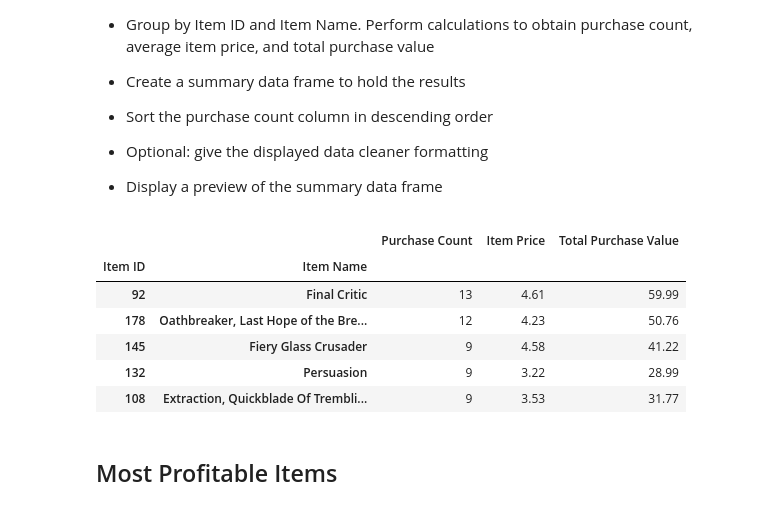
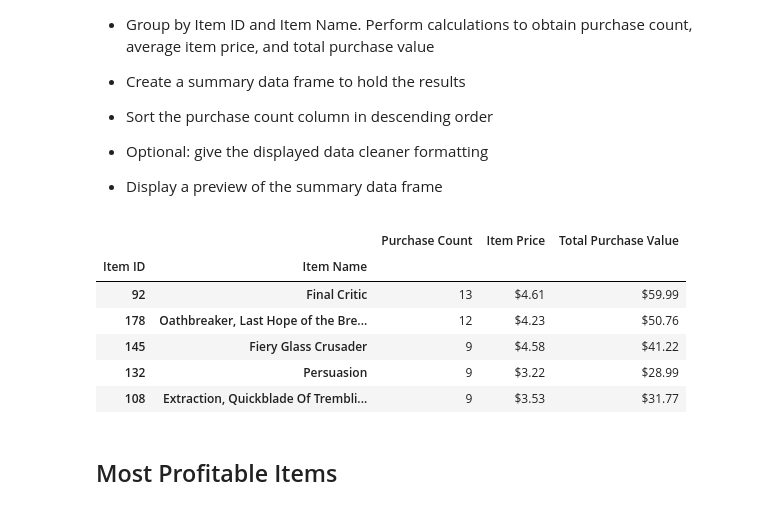
Before and after one commit to mattyk33/Heroes-of-Pymoli-Pandas, a Jupyter notebook: HousesOfPymoli/HeroesOfPymoli_starter.ipynb, the cells around one changed output. Drawn from its saved outputs; the diff is of its cells as text; code cells hidden in the pictures.

```diff
--- a/HousesOfPymoli/HeroesOfPymoli_starter.ipynb
+++ b/HousesOfPymoli/HeroesOfPymoli_starter.ipynb
@@ -269,27 +279,30 @@ top_spenders.head()
 # %%
 purchase_data_revised = purchase_data[["Item ID", "Item Name", "Price"]]
 
 item_group_data = purchase_data_revised.groupby(["Item ID", "Item Name"])
 
 purchase_count = item_group_data["Item ID"].count()
 price_sum = item_group_data["Price"].sum()
 item_price = (price_sum / purchase_count)
 total_purchase_value = (item_price * purchase_count)
 
 most_popular_items = pd.DataFrame({"Purchase Count": purchase_count,
-                          "Item Price": round(item_price, 2),
+                          "Item Price": item_price,
                           "Total Purchase Value": total_purchase_value})
 
 most_popular_items = most_popular_items.sort_values("Purchase Count", ascending=False)
+
+most_popular_items["Item Price"] = most_popular_items["Item Price"].map("${:.2f}".format)
+most_popular_items["Total Purchase Value"] = most_popular_items["Total Purchase Value"].map("${:.2f}".format)
 most_popular_items.head()
 # %% [output]
 |  |  | Purchase Count | Item Price | Total Purchase Value |
 | Item ID | Item Name |  |  |  |
-| 92 | Final Critic | 13 | 4.61 | 59.99 |
-| 178 | Oathbreaker, Last Hope of the Bre... | 12 | 4.23 | 50.76 |
-| 145 | Fiery Glass Crusader | 9 | 4.58 | 41.22 |
-| 132 | Persuasion | 9 | 3.22 | 28.99 |
-| 108 | Extraction, Quickblade Of Trembli... | 9 | 3.53 | 31.77 |
+| 92 | Final Critic | 13 | $4.61 | $59.99 |
+| 178 | Oathbreaker, Last Hope of the Bre... | 12 | $4.23 | $50.76 |
+| 145 | Fiery Glass Crusader | 9 | $4.58 | $41.22 |
+| 132 | Persuasion | 9 | $3.22 | $28.99 |
+| 108 | Extraction, Quickblade Of Trembli... | 9 | $3.53 | $31.77 |
 # %% [markdown]
 ## Most Profitable Items
 # %% [markdown]
```
Also changed, not shown: parts of 7 cells of this notebook.
